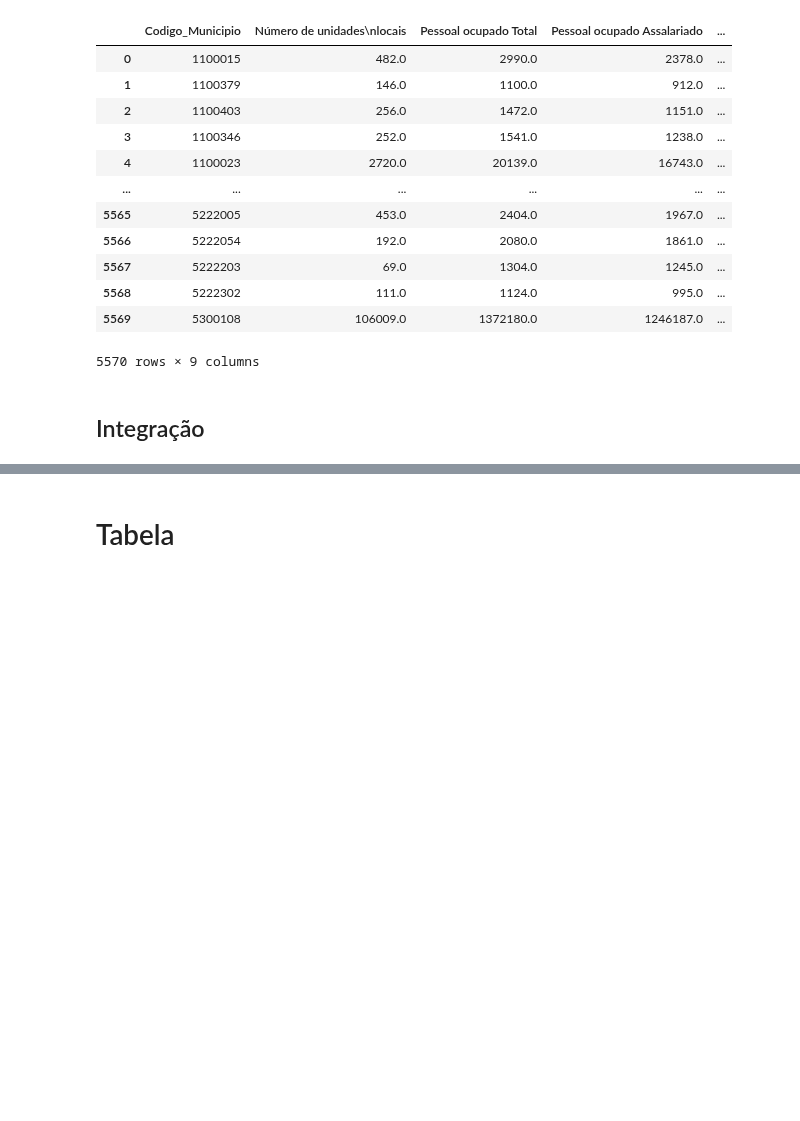
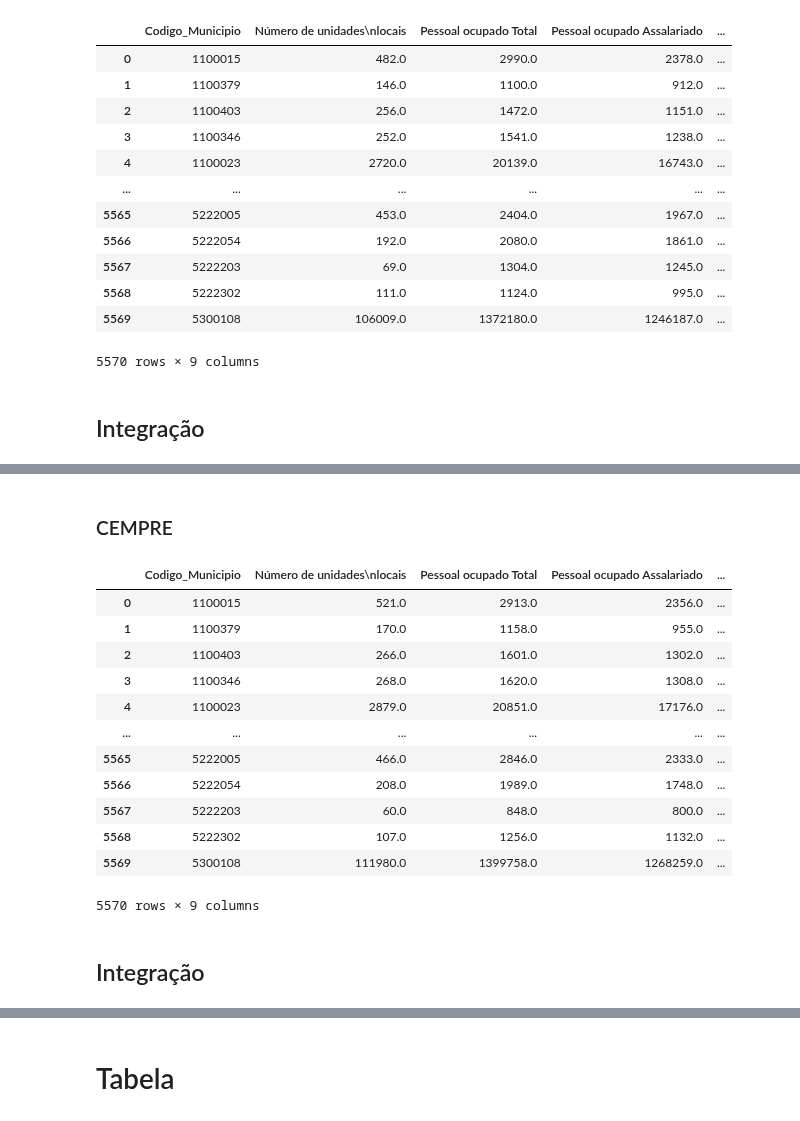
Before and after one commit to AHChaves/IC-InSAN, a Jupyter notebook: integracao.ipynb, the cells around one changed output, grey strips where cells are left out. Saved outputs shown, nothing was run; the diff lists cells and outputs as text; code cells hidden in the pictures; blank space fills up the shorter version.

Commit message:
ADD: Integração do ano de 2021

```diff
--- a/integracao.ipynb
+++ b/integracao.ipynb
@@ -841,0 +921,2 @@ memory usage: 3.4+ MB
+# %% [markdown]
+### CEMPRE
@@ -841,0 +931,26 @@ memory usage: 3.4+ MB
+# %%
+cempre_2021 = cempre_2021.merge(cod_municipios[['Codigo_Municipio', 'Município', 'Sigla_UF']], how='right',left_on=['Município', 'Sigla_UF'], right_on=['Município', 'Sigla_UF'])
+# %%
+cempre_2021 = cempre_2021.drop(['Sigla_UF', 'Município'], axis=1)
+# %%
+cempre_2021 = cempre_2021[['Codigo_Municipio'] + [col for col in cempre_2021.columns if col != 'Codigo_Municipio']]
+# %%
+cempre_2021['Salário médio mensal(R$)'] = cempre_2021['Salário médio mensal(R$)'].apply(lambda x: f"{x:,.1f}".replace(",", "X").replace(".", ",").replace("X", "."))
+# %%
+cempre_2021
+# %% [output]
+|  | Codigo_Municipio | Número de unidades\nlocais | Pessoal ocupado Total | Pessoal ocupado Assalariado | ... |
+| 0 | 1100015 | 521.0 | 2913.0 | 2356.0 | ... |
+| 1 | 1100379 | 170.0 | 1158.0 | 955.0 | ... |
+| 2 | 1100403 | 266.0 | 1601.0 | 1302.0 | ... |
+| 3 | 1100346 | 268.0 | 1620.0 | 1308.0 | ... |
+| 4 | 1100023 | 2879.0 | 20851.0 | 17176.0 | ... |
+| ... | ... | ... | ... | ... | ... |
+| 5565 | 5222005 | 466.0 | 2846.0 | 2333.0 | ... |
+| 5566 | 5222054 | 208.0 | 1989.0 | 1748.0 | ... |
+| 5567 | 5222203 | 60.0 | 848.0 | 800.0 | ... |
+| 5568 | 5222302 | 107.0 | 1256.0 | 1132.0 | ... |
+| 5569 | 5300108 | 111980.0 | 1399758.0 | 1268259.0 | ... |
+5570 rows × 9 columns
+# %% [markdown]
+## Integração
```
Also changed, not shown: parts of 36 cells of this notebook, 1 other file.
